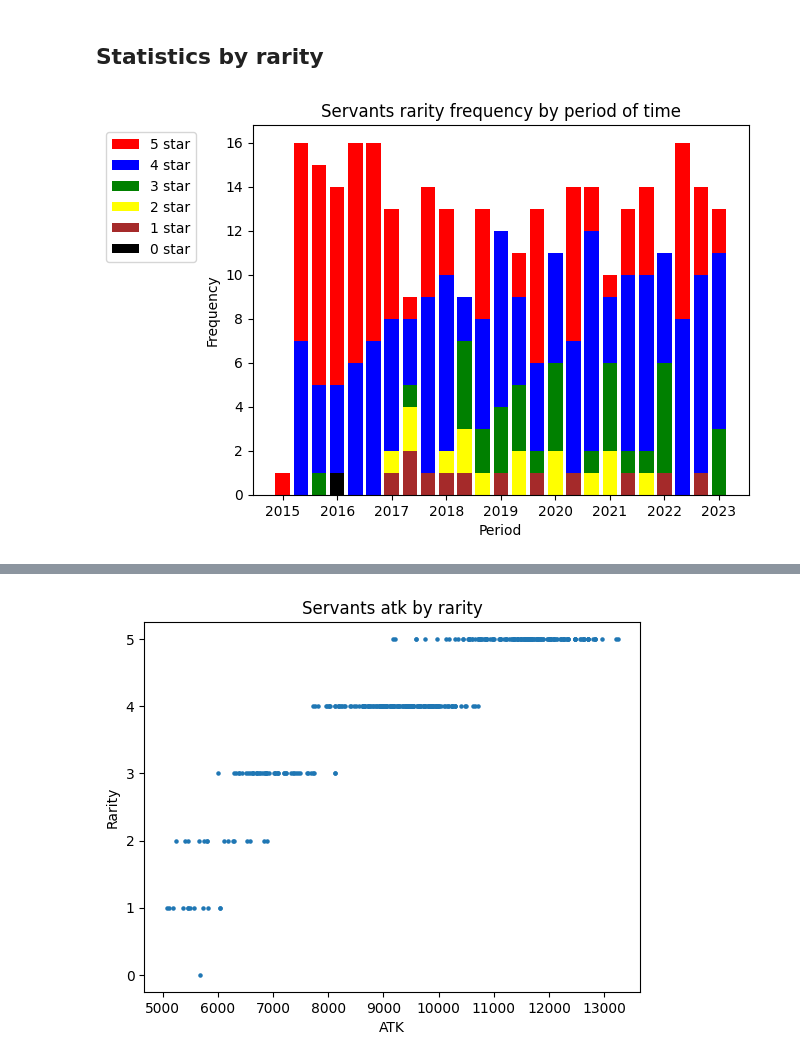
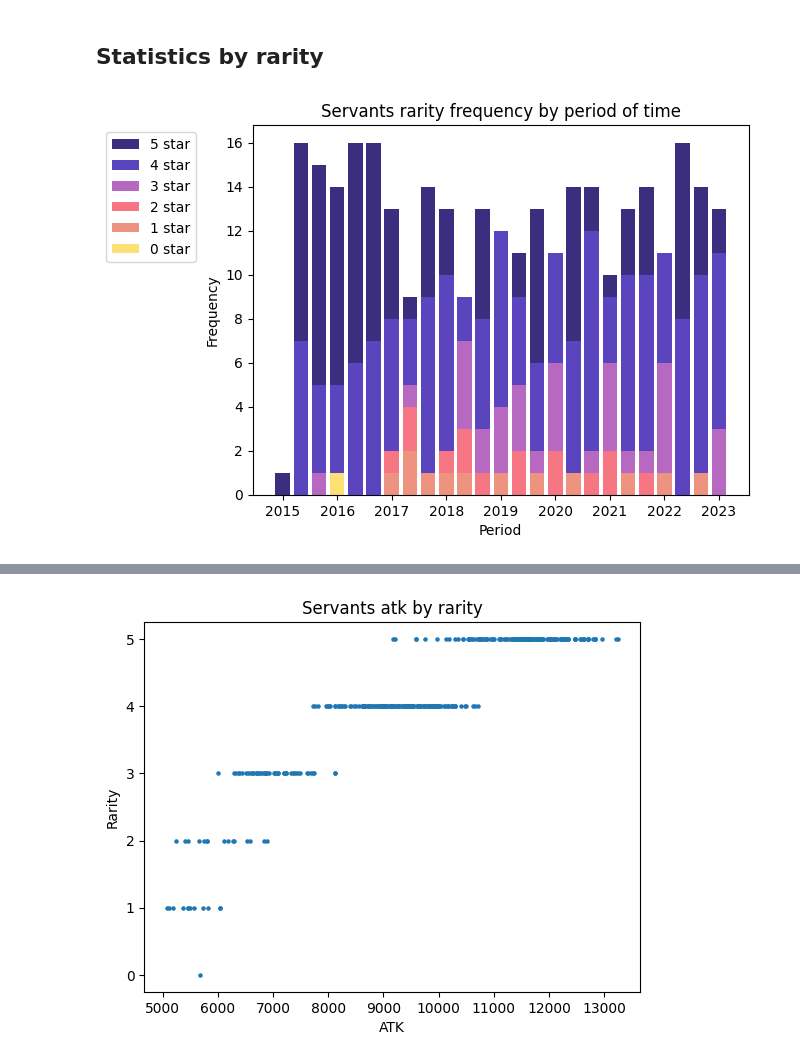
Before and after one commit to manuelelucchi/VisualizzazioneScientifica, a Jupyter notebook: Report.ipynb, the cells around one changed output, grey strips where cells are left out. Saved outputs shown, nothing was run; the diff lists cells and outputs as text; code cells hidden in the pictures.

```diff
--- a/Report.ipynb
+++ b/Report.ipynb
@@ -149,12 +151,12 @@ plt.show()
 ## Statistics by rarity
 # %%
 from datetime import datetime
-ssr_color = 'red'
-sr_color = 'blue'
-r_color = 'green'
-b2_color = 'yellow'
-b1_color = 'brown'
-b0_color = 'black'
+ssr_color ='#3c2e7f' #'#013470'
+sr_color ='#5a45bf' #'#014f9b'
+r_color = '#b769c1'#'#016ac5'
+b2_color = '#f77684'#'#229cff'
+b1_color ='#ef9381' #'#74befa'
+b0_color ='#fde174' #'#c6e0f5'
 
 years = 8
 blocks_per_year = 3
@@ -169,38 +171,37 @@ groups = [list(i.groupby("rarity").count().filter(["id"]).add(empty, fill_value=
 groups.reverse()
 
 x = range(0, len(blocks))
-#x = list(map(lambda x: datetime(2015 + x//3, x%3*4 + 1, 1), x))
 y = groups[0]
 for i in groups[1:]:
     y = np.concatenate((y, i), axis=1)
 
 fig,ax = plt.subplots()
 ax.bar(x, y[5], bottom=y[4], color=ssr_color)
 ax.bar(x, y[4], bottom=y[3], color=sr_color)
 ax.bar(x, y[3], bottom=y[2], color=r_color)
 ax.bar(x, y[2], bottom=y[1], color=b2_color)
 ax.bar(x, y[1], bottom=y[0], color=b1_color)
 ax.bar(x, y[0], color=b0_color)
 
 ax.set_xticks([0, 3, 6, 9, 12, 15, 18, 21, 24])
 ax.set_xticklabels([
     "2015",
     "2016",
     "2017",
     "2018",
     "2019",
     "2020",
     "2021",
     "2022",
     "2023"
 ])
 configure(
     "Servants rarity frequency by period of time",
     "Period",
     "Frequency"
 )
 plt.legend(["5 star","4 star", "3 star","2 star", "1 star", "0 star" ], bbox_to_anchor=(-0.1,1.0))
 plt.savefig("presentation/images/rarity_per_year_bar.png", bbox_inches="tight")
 plt.show()
 # %% [output]
-[figure, old version]
+[figure, new version]
```
Also changed, not shown: parts of 6 cells of this notebook, 9 other files.
